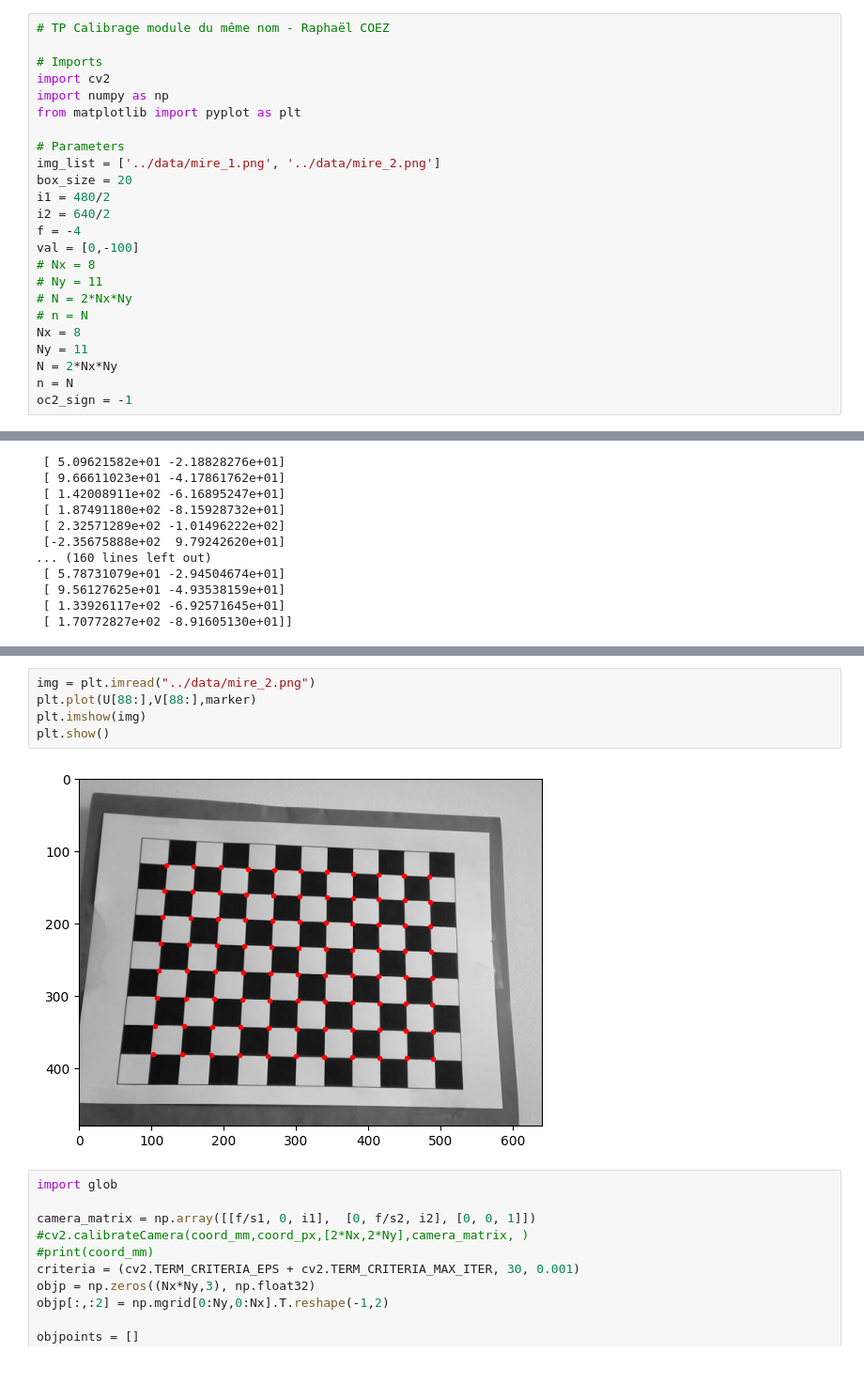
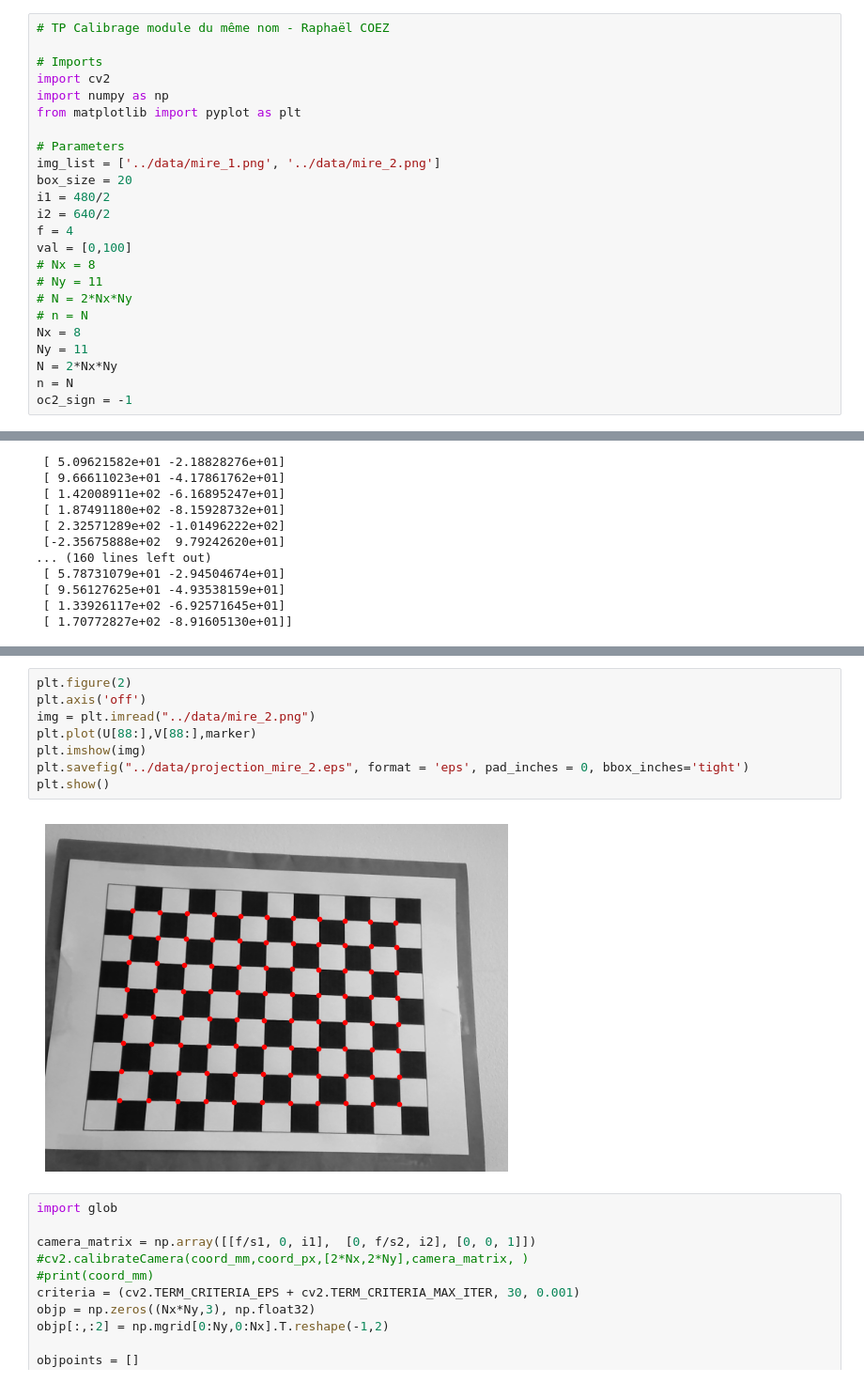
Before and after one commit to blouxongit/tp_calibrage, a Jupyter notebook: srcs/main.ipynb, the cells around one changed output, grey strips where cells are left out. Shown at 94% size. Cells and saved outputs as stored; diff of their text form.

```diff
--- a/srcs/main.ipynb
+++ b/srcs/main.ipynb
@@ -11,8 +11,8 @@ img_list = ['../data/mire_1.png', '../data/mire_2.png']
 box_size = 20
 i1 = 480/2
 i2 = 640/2
-f = -4
-val = [0,-100]
+f = 4
+val = [0,100]
 # Nx = 8
 # Ny = 11
 # N = 2*Nx*Ny
@@ -353,10 +356,13 @@ plt.show()
 # %%
+plt.figure(2)
+plt.axis('off')
 img = plt.imread("../data/mire_2.png")
 plt.plot(U[88:],V[88:],marker)
 plt.imshow(img)
+plt.savefig("../data/projection_mire_2.eps", format = 'eps', pad_inches = 0, bbox_inches='tight')
 plt.show()
 # %% [output]
-[figure, old version]
+[figure, new version]
 # %%
 import glob
 
```
Also changed, not shown: parts of 11 cells of this notebook, 4 other files.
